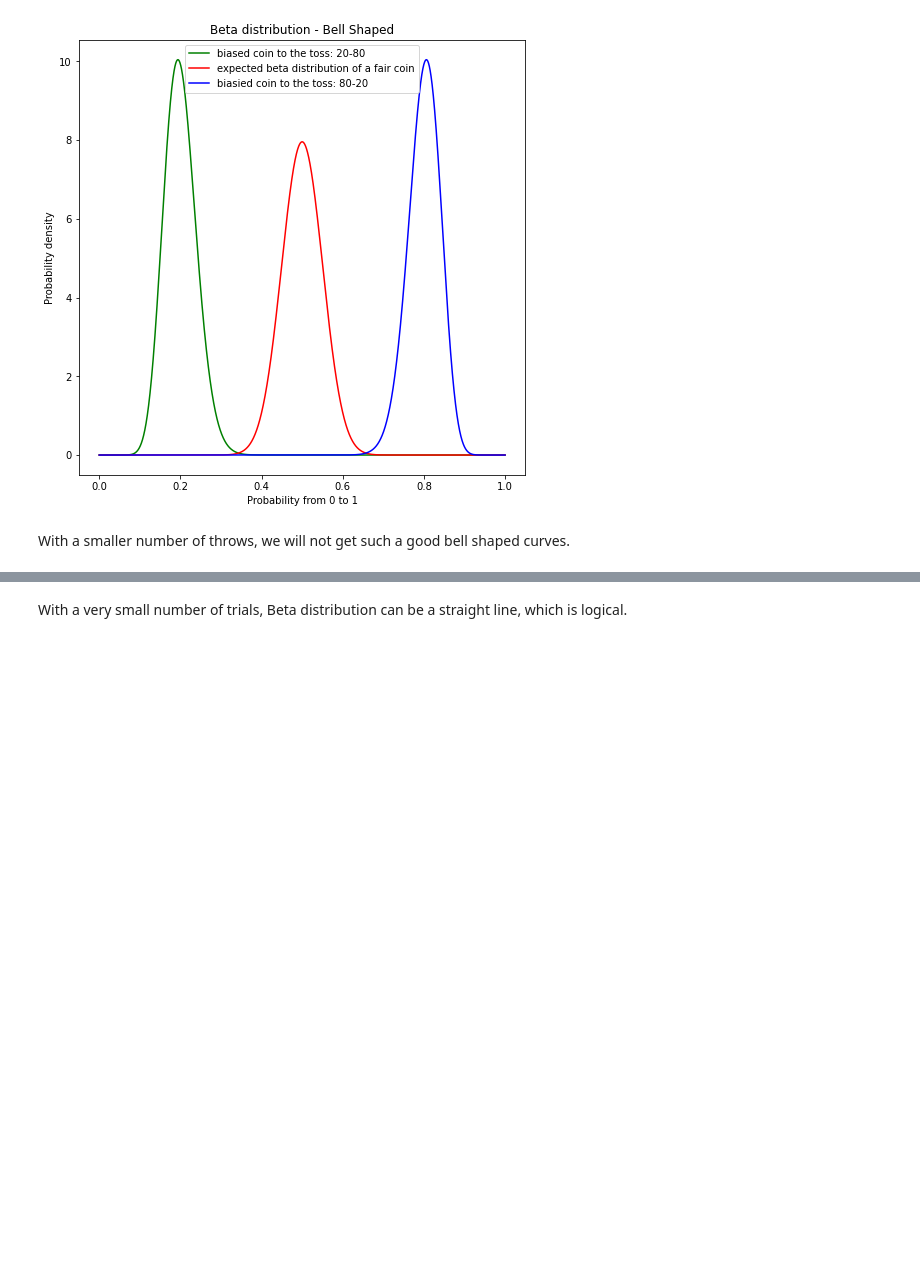
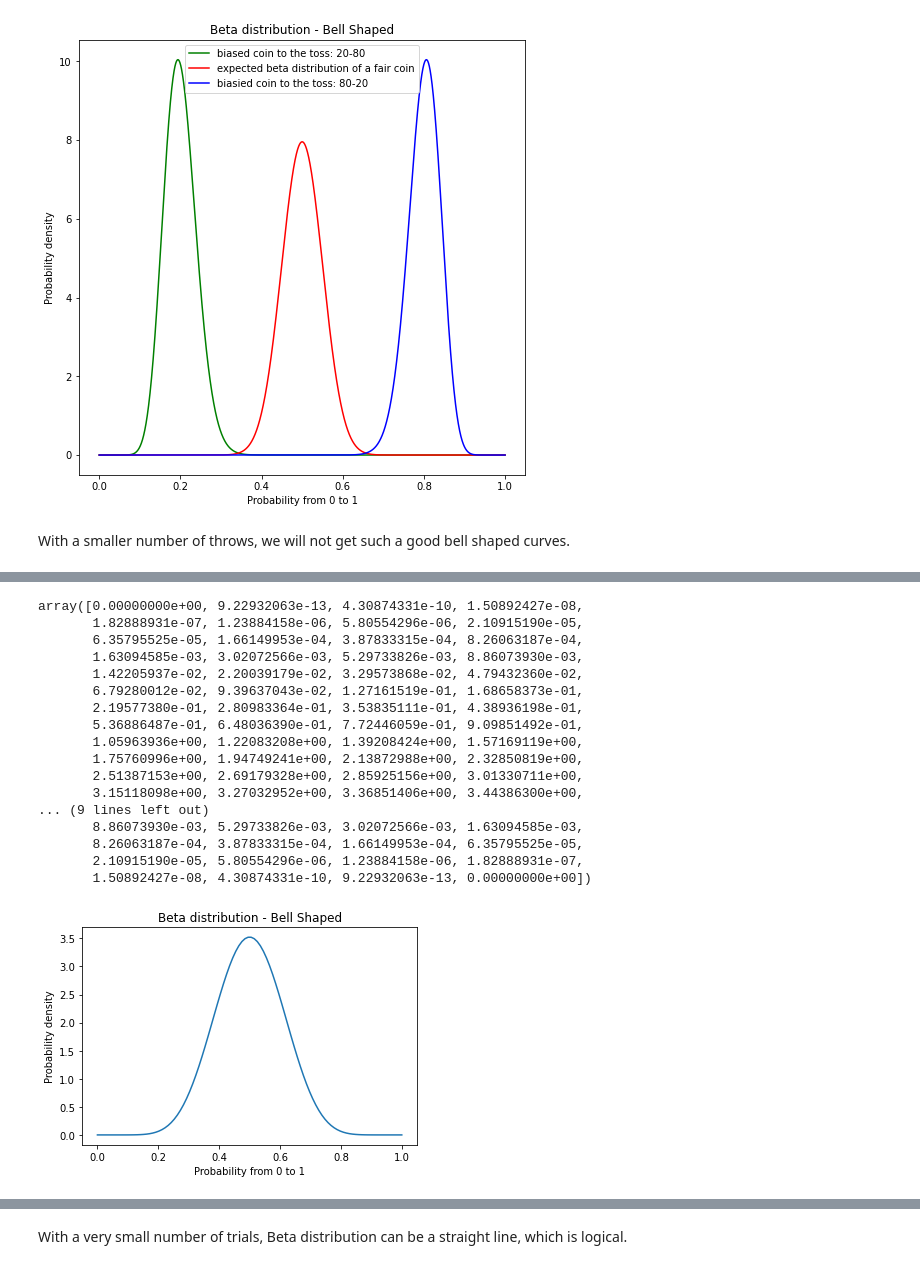
Before and after one commit to Vitomir84/Statistics-and-probability, a Jupyter notebook: The Binomial and Beta distribution.ipynb, the cells around one changed output, grey strips where cells are left out. Drawn from its saved outputs; the diff is of its cells as text; code cells hidden in the pictures; blank space fills up the shorter version.

```diff
--- a/The Binomial and Beta distribution.ipynb
+++ b/The Binomial and Beta distribution.ipynb
@@ -172,0 +193,21 @@ plt.legend();
+# %%
+beta_function(10, 10)
+# %% [output]
+array([0.00000000e+00, 9.22932063e-13, 4.30874331e-10, 1.50892427e-08,
+       1.82888931e-07, 1.23884158e-06, 5.80554296e-06, 2.10915190e-05,
+       6.35795525e-05, 1.66149953e-04, 3.87833315e-04, 8.26063187e-04,
+       1.63094585e-03, 3.02072566e-03, 5.29733826e-03, 8.86073930e-03,
+       1.42205937e-02, 2.20039179e-02, 3.29573868e-02, 4.79432360e-02,
+       6.79280012e-02, 9.39637043e-02, 1.27161519e-01, 1.68658373e-01,
+       2.19577380e-01, 2.80983364e-01, 3.53835111e-01, 4.38936198e-01,
+       5.36886487e-01, 6.48036390e-01, 7.72446059e-01, 9.09851492e-01,
+       1.05963936e+00, 1.22083208e+00, 1.39208424e+00, 1.57169119e+00,
+       1.75760996e+00, 1.94749241e+00, 2.13872988e+00, 2.32850819e+00,
+       2.51387153e+00, 2.69179328e+00, 2.85925156e+00, 3.01330711e+00,
+       3.15118098e+00, 3.27032952e+00, 3.36851406e+00, 3.44386300e+00,
+... (9 lines left out)
+       8.86073930e-03, 5.29733826e-03, 3.02072566e-03, 1.63094585e-03,
+       8.26063187e-04, 3.87833315e-04, 1.66149953e-04, 6.35795525e-05,
+       2.10915190e-05, 5.80554296e-06, 1.23884158e-06, 1.82888931e-07,
+       1.50892427e-08, 4.30874331e-10, 9.22932063e-13, 0.00000000e+00])
+[figure, added]
```
Also changed, not shown: parts of 14 cells of this notebook.
